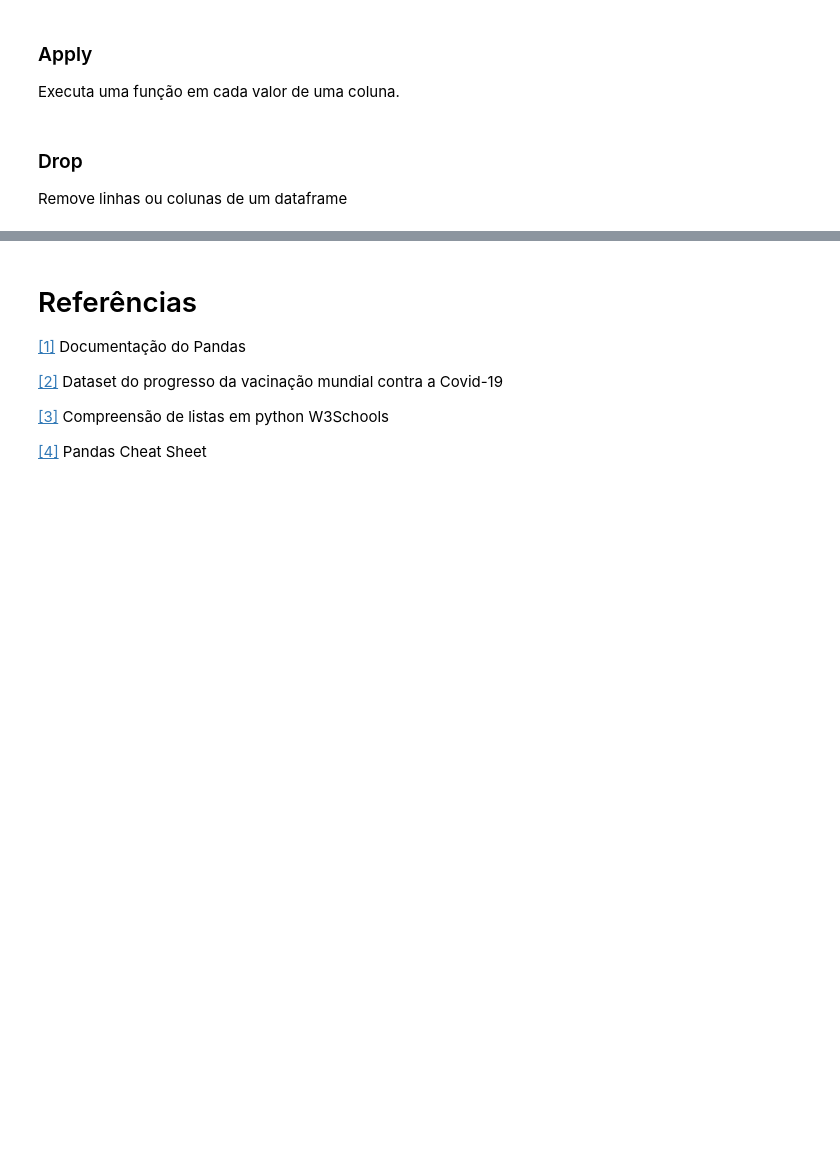
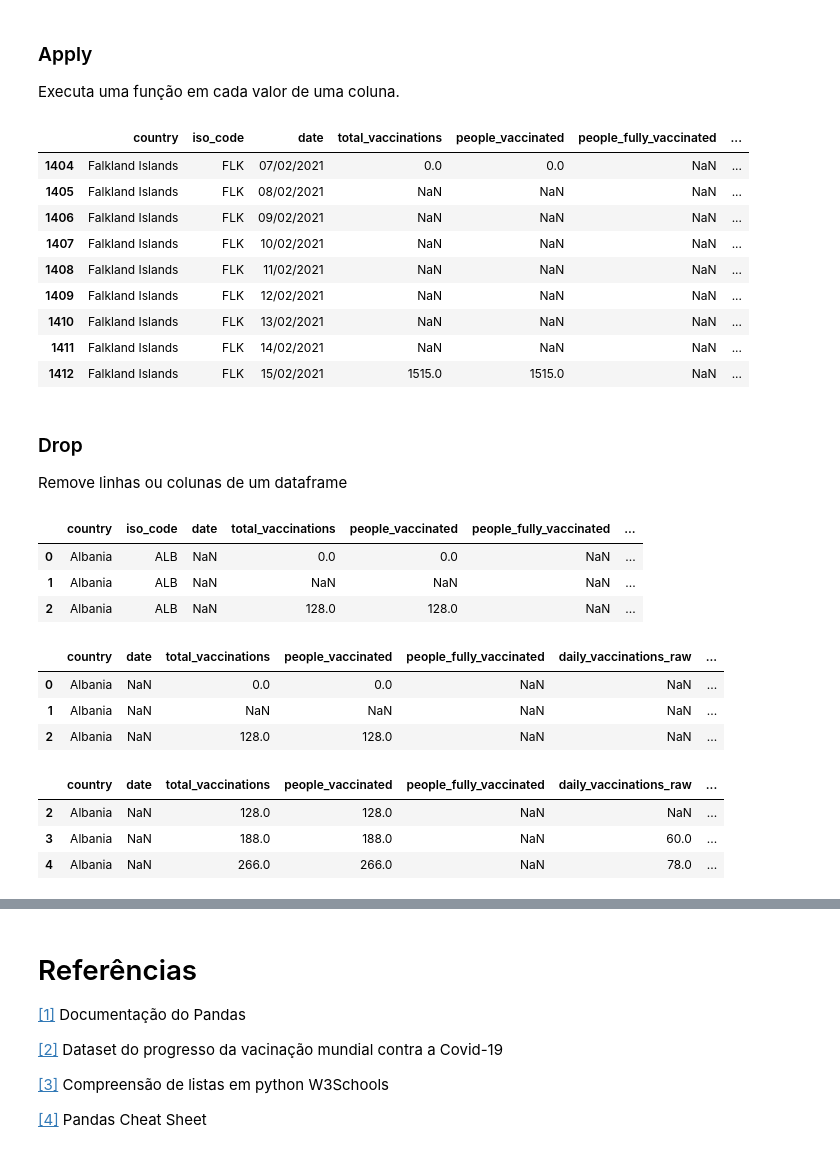
Before and after one commit to uffsnlp/oficinas, a Jupyter notebook: pandas/operacoes-basicas.ipynb, the cells around one changed output, grey strips where cells are left out. Cells and saved outputs as stored; diff of their text form; code cells hidden in the pictures; blank space fills up the shorter version.

```diff
--- a/pandas/operacoes-basicas.ipynb
+++ b/pandas/operacoes-basicas.ipynb
@@ -284,28 +479,47 @@ Executa uma função em cada valor de uma coluna.
 # %%
 falkland = dataset[dataset["country"] == "Falkland Islands"]
 
-def format_date(date):
-    date = date.split("-")
-    return date[2]+"/"+date[1]+"/"+date[0]
-
-
-date = falkland["date"].apply(format_date)
-
-dataset.loc[:,"date"] = date
-
 falkland
+# %% [output]
+|  | country | iso_code | date | total_vaccinations | people_vaccinated | people_fully_vaccinated | ... |
+| 1404 | Falkland Islands | FLK | 07/02/2021 | 0.0 | 0.0 | NaN | ... |
+| 1405 | Falkland Islands | FLK | 08/02/2021 | NaN | NaN | NaN | ... |
+| 1406 | Falkland Islands | FLK | 09/02/2021 | NaN | NaN | NaN | ... |
+| 1407 | Falkland Islands | FLK | 10/02/2021 | NaN | NaN | NaN | ... |
+| 1408 | Falkland Islands | FLK | 11/02/2021 | NaN | NaN | NaN | ... |
+| 1409 | Falkland Islands | FLK | 12/02/2021 | NaN | NaN | NaN | ... |
+| 1410 | Falkland Islands | FLK | 13/02/2021 | NaN | NaN | NaN | ... |
+| 1411 | Falkland Islands | FLK | 14/02/2021 | NaN | NaN | NaN | ... |
+| 1412 | Falkland Islands | FLK | 15/02/2021 | 1515.0 | 1515.0 | NaN | ... |
 # %% [markdown]
 ### Drop
 
 Remove linhas ou colunas de um dataframe
 # %%
 dataset.head(3)
+# %% [output]
+|  | country | iso_code | date | total_vaccinations | people_vaccinated | people_fully_vaccinated | ... |
+| 0 | Albania | ALB | NaN | 0.0 | 0.0 | NaN | ... |
+| 1 | Albania | ALB | NaN | NaN | NaN | NaN | ... |
+| 2 | Albania | ALB | NaN | 128.0 | 128.0 | NaN | ... |
 # %%
 # Remove as colunas do dataframe através de suas labels
 dataset = dataset.drop(["iso_code", "source_website"], axis=1)
 # %%
 dataset.head(3)
+# %% [output]
+|  | country | date | total_vaccinations | people_vaccinated | people_fully_vaccinated | daily_vaccinations_raw | ... |
+| 0 | Albania | NaN | 0.0 | 0.0 | NaN | NaN | ... |
+| 1 | Albania | NaN | NaN | NaN | NaN | NaN | ... |
+| 2 | Albania | NaN | 128.0 | 128.0 | NaN | NaN | ... |
 # %%
 # Remove as linhas do dataframe através de seus índices
 
 dataset = dataset.drop([0, 1])
+# %%
+dataset.head(3)
+# %% [output]
+|  | country | date | total_vaccinations | people_vaccinated | people_fully_vaccinated | daily_vaccinations_raw | ... |
+| 2 | Albania | NaN | 128.0 | 128.0 | NaN | NaN | ... |
+| 3 | Albania | NaN | 188.0 | 188.0 | NaN | 60.0 | ... |
+| 4 | Albania | NaN | 266.0 | 266.0 | NaN | 78.0 | ... |
```
Also changed, not shown: parts of 25 cells of this notebook.
